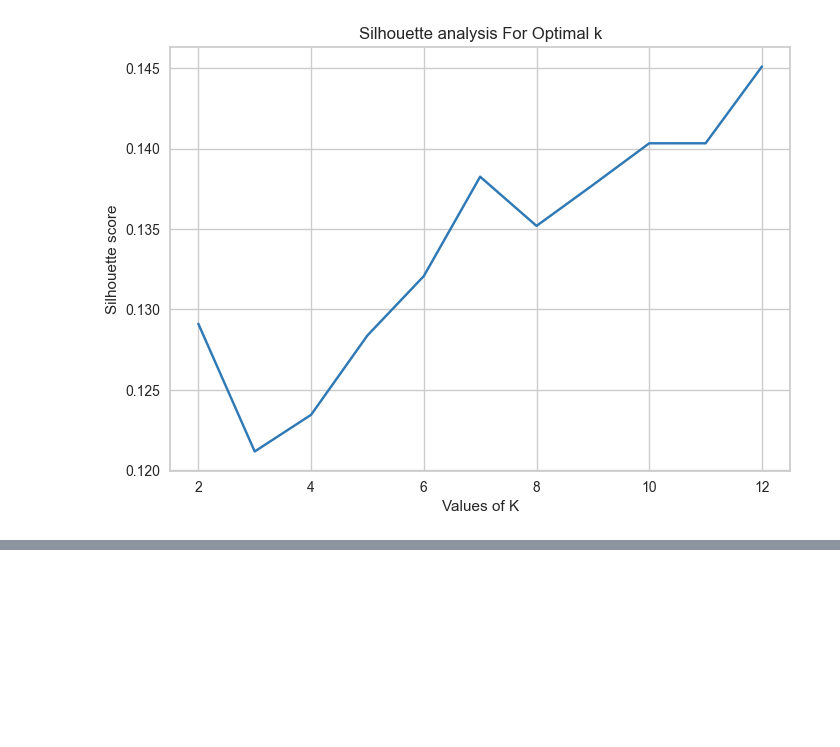
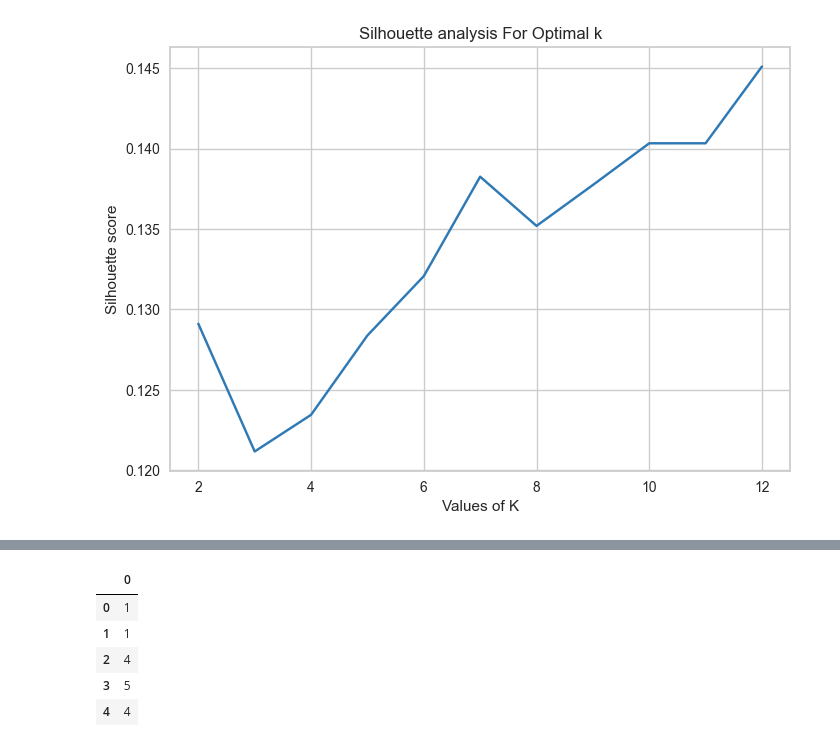
Before and after one commit to AThompson04/customer-segmentation, a Jupyter notebook: notebooks/model.ipynb, the cells around one changed output, grey strips where cells are left out. Saved outputs shown, nothing was run; the diff lists cells and outputs as text; code cells hidden in the pictures; blank space fills up the shorter version.

```diff
--- a/notebooks/model.ipynb
+++ b/notebooks/model.ipynb
@@ -416,0 +427,10 @@ plt.show()
+# %%
+clusters2 = pd.DataFrame(cluster_labels2)
+clusters2.head()
+# %% [output]
+|  | 0 |
+| 0 | 1 |
+| 1 | 1 |
+| 2 | 4 |
+| 3 | 5 |
+| 4 | 4 |
```
Also changed, not shown: parts of 6 cells of this notebook, 1 other file.
